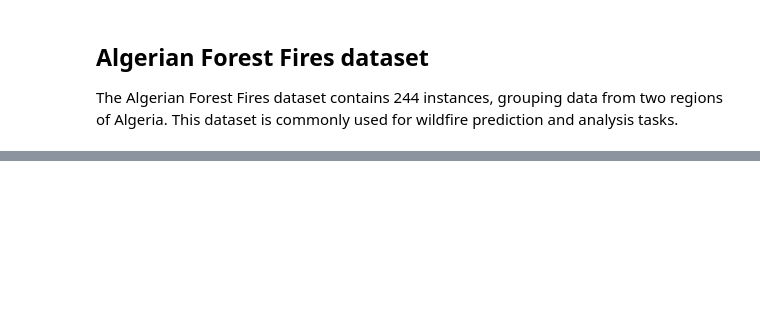
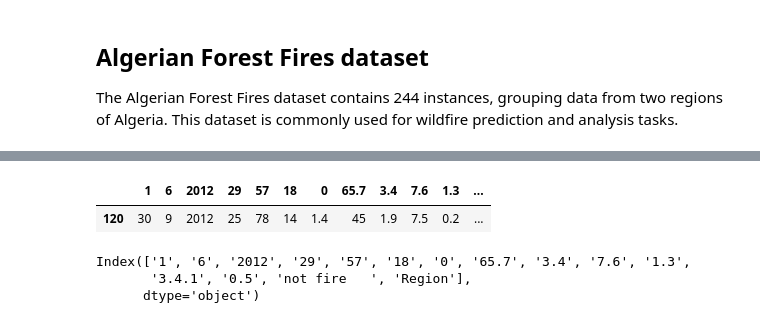
Before and after one commit to Mahadev1729/MLrn, a Jupyter notebook: Regression/all_three_regrssion.ipynb, the cells around one changed output, grey strips where cells are left out. Drawn from its saved outputs; the diff is of its cells as text; code cells hidden in the pictures; blank space fills up the shorter version.

```diff
--- a/Regression/all_three_regrssion.ipynb
+++ b/Regression/all_three_regrssion.ipynb
@@ -54,0 +126,3 @@ df_algerian_data.isnull()
+# %%
+## remove the null
+df=df_algerian_data.dropna().reset_index(drop=True)
@@ -54,0 +168,13 @@ df_algerian_data.isnull()
+# %%
+df[['Region']]=df[['Region']].astype(int)
+# %%
+df.iloc[[120]]
+# %% [output]
+|  | 1 | 6 | 2012 | 29 | 57 | 18 | 0 | 65.7 | 3.4 | 7.6 | 1.3 | ... |
+| 120 | 30 | 9 | 2012 | 25 | 78 | 14 | 1.4 | 45 | 1.9 | 7.5 | 0.2 | ... |
+# %%
+df.columns
+# %% [output]
+Index(['1', '6', '2012', '29', '57', '18', '0', '65.7', '3.4', '7.6', '1.3',
+       '3.4.1', '0.5', 'not fire   ', 'Region'],
+      dtype='object')
```
Also changed, not shown: parts of 10 cells of this notebook.
